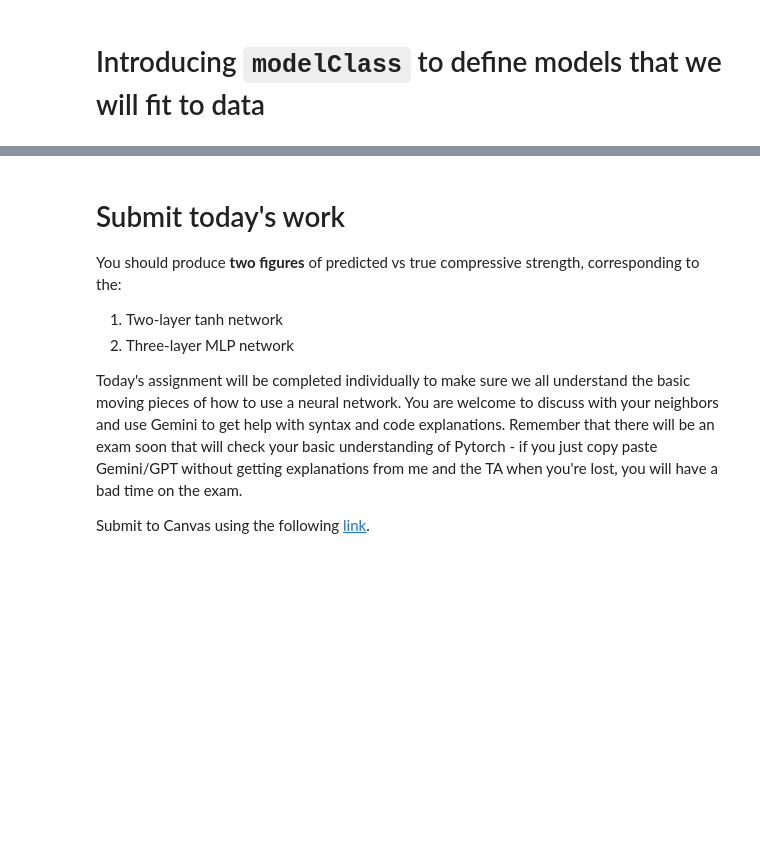
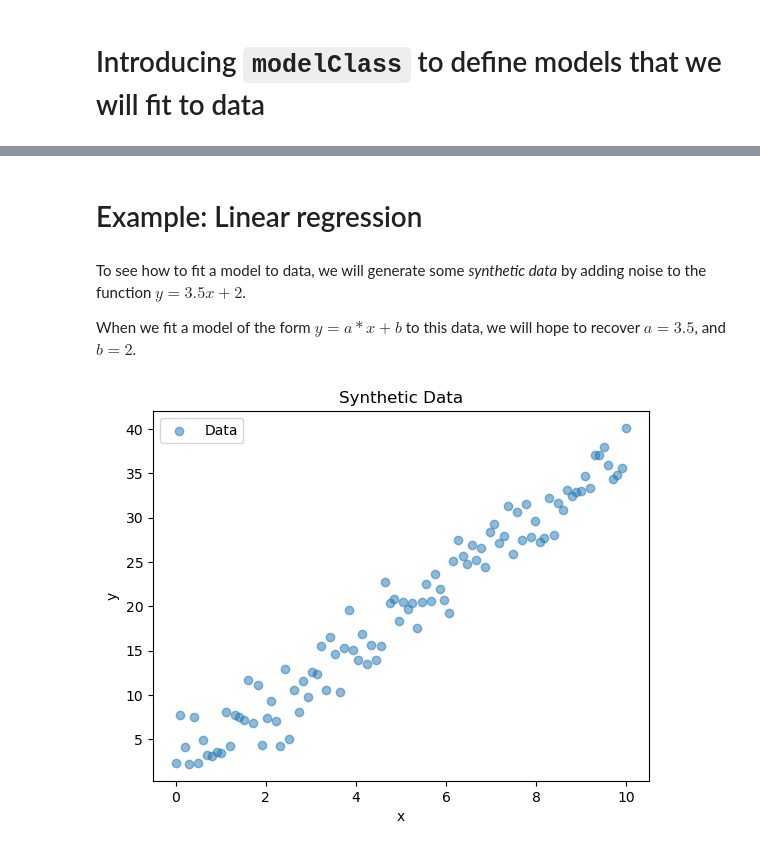
Before and after one commit to natrask/engr1050-fall2026, a Jupyter notebook: NewMaterial/Lecture23/lec23.ipynb, the cells around one changed output, grey strips where cells are left out. Saved outputs shown, nothing was run; the diff lists cells and outputs as text; code cells hidden in the pictures; blank space fills up the shorter version.

```diff
--- a/NewMaterial/Lecture23/lec23.ipynb
+++ b/NewMaterial/Lecture23/lec23.ipynb
@@ -638,10 +177,22 @@ Mean Absolute Error (MAE): 1.54 MPa
-# %% [markdown]
-# Submit today's work
-
-You should produce **two figures** of predicted vs true compressive strength, corresponding to the:
-1. Two-layer tanh network
-2. Three-layer MLP network
-
-Today's assignment will be completed individually to make sure we all understand the basic moving pieces of how to use a neural network. You are welcome to discuss with your neighbors and use Gemini to get help with syntax and code explanations. Remember that there will be an exam soon that will check your basic understanding of Pytorch - if you just copy paste Gemini/GPT without getting explanations from me and the TA when you're lost, you will have a bad time on the exam.
-
-Submit to Canvas using the following [link](https://canvas.upenn.edu/courses/1881448/assignments/14098903).
+# %% [markdown]
+# Example: Linear regression
+# %% [markdown]
+To see how to fit a model to data, we will generate some *synthetic data* by adding noise to the function $y = 3.5 x + 2$.
+
+When we fit a model of the form $y = a*x + b$ to this data, we will hope to recover $a = 3.5$, and $b = 2$.
+# %%
+# Generate some synthetic data to fit a linear model to
+import torch
+
+x_data = torch.linspace(0, 10, steps=100)
+y_data = 3.5 * x_data + 2.0 + torch.randn(x_data.size()) * 2.0  # y = 3.5x + 2 + noise
+
+import matplotlib.pyplot as plt
+plt.scatter(x_data.numpy(), y_data.numpy(), label='Data', alpha=0.5)
+plt.xlabel('x')
+plt.ylabel('y')
+plt.title('Synthetic Data')
+plt.legend()
+plt.show()
+# %% [output]
+[figure, added]
```
Also changed, not shown: parts of 81 cells of this notebook, 52 other files.
